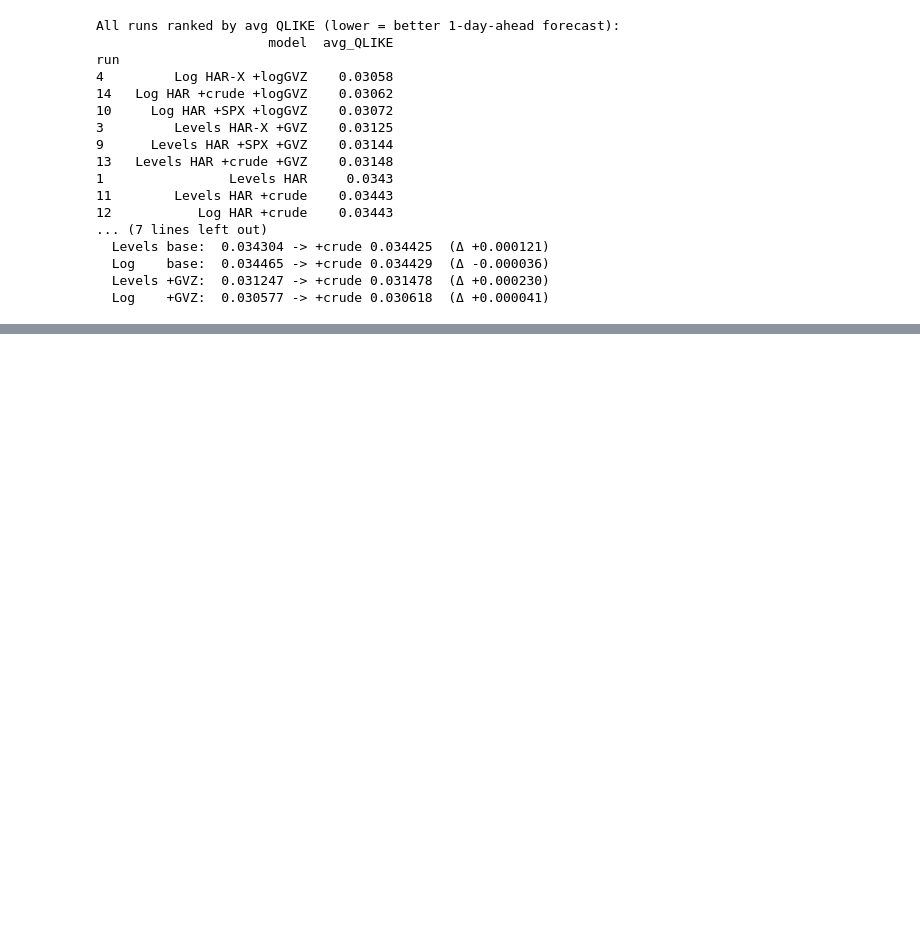
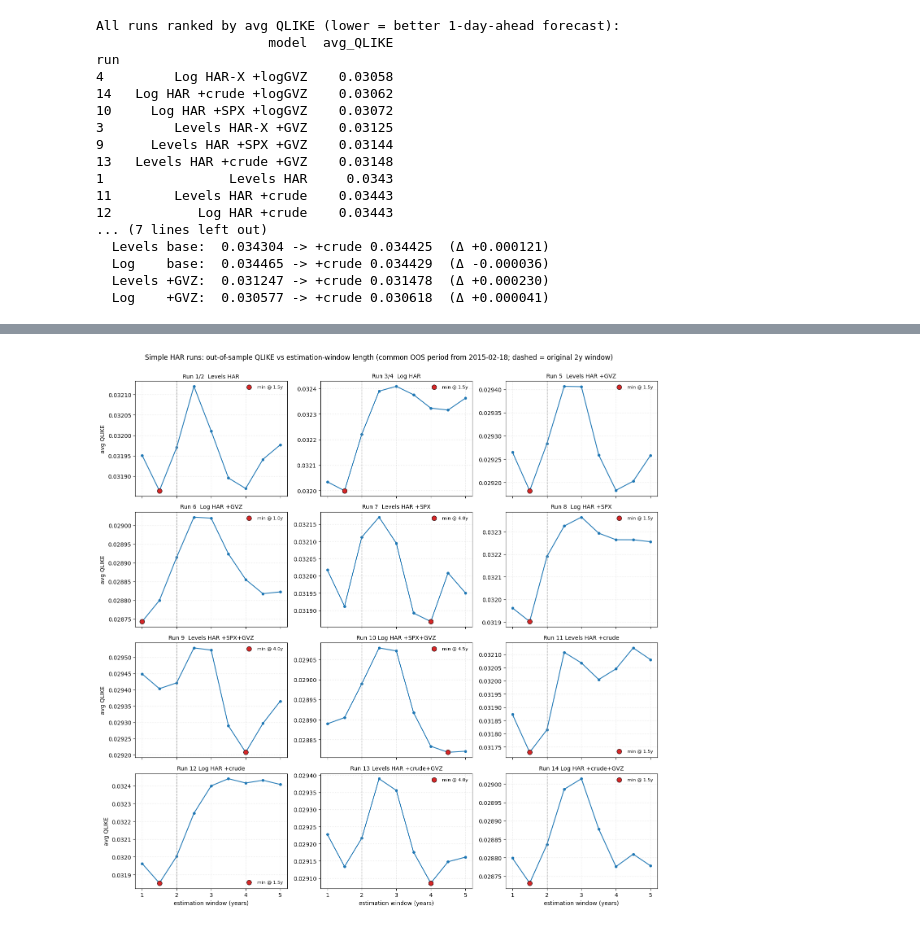
Before and after one commit to RonnieChanPLO/Gold_vol_forecast, a Jupyter notebook: SimpleHAR_Regressions.ipynb, the cells around one changed output, grey strips where cells are left out. Drawn from its saved outputs; the diff is of its cells as text; code cells hidden in the pictures; blank space fills up the shorter version.

```diff
--- a/SimpleHAR_Regressions.ipynb
+++ b/SimpleHAR_Regressions.ipynb
@@ -994,0 +1112,30 @@ run
+# %%
+# ===========================================================================
+# Cell 23 — Grid of per-run QLIKE-vs-window graphs
+# ===========================================================================
+nrows, ncols = 4, 3
+fig, axes = plt.subplots(nrows, ncols, figsize=(14, 14), sharex=True)
+for ax, label in zip(axes.ravel(), qlike_by_window.columns):
+    col = qlike_by_window[label]
+    ax.plot(WINDOW_YEARS, col.to_numpy(), marker="o", ms=4, color="tab:blue")
+    ax.scatter([col.idxmin()], [col.min()], color="tab:red", s=70, zorder=5,
+               edgecolor="black", linewidth=0.7, label=f"min @ {col.idxmin():.1f}y")
+    ax.axvline(2.0, color="0.6", ls="--", lw=1)   # original ~500-day (2y) window
+    ax.set_title(label, fontsize=10)
+    ax.grid(True, ls=":", alpha=0.4)
+    ax.legend(frameon=False, fontsize=8)
+for ax in axes[-1, :]:
+    ax.set_xlabel("estimation window (years)")
+for ax in axes[:, 0]:
+    ax.set_ylabel("avg QLIKE")
+for ax in axes.ravel()[len(qlike_by_window.columns):]:
+    ax.set_visible(False)
+
+fig.suptitle("Simple HAR runs: out-of-sample QLIKE vs estimation-window length "
+             f"(common OOS period from {start_date.date()}; dashed = original 2y window)",
+             fontsize=12)
+fig.tight_layout(rect=[0, 0, 1, 0.98])
+fig.savefig("qlike_vs_window_length.png", dpi=150)
+plt.show()
+# %% [output]
+[figure, added]
```
Also changed, not shown: parts of 3 cells of this notebook, 3 other files.
